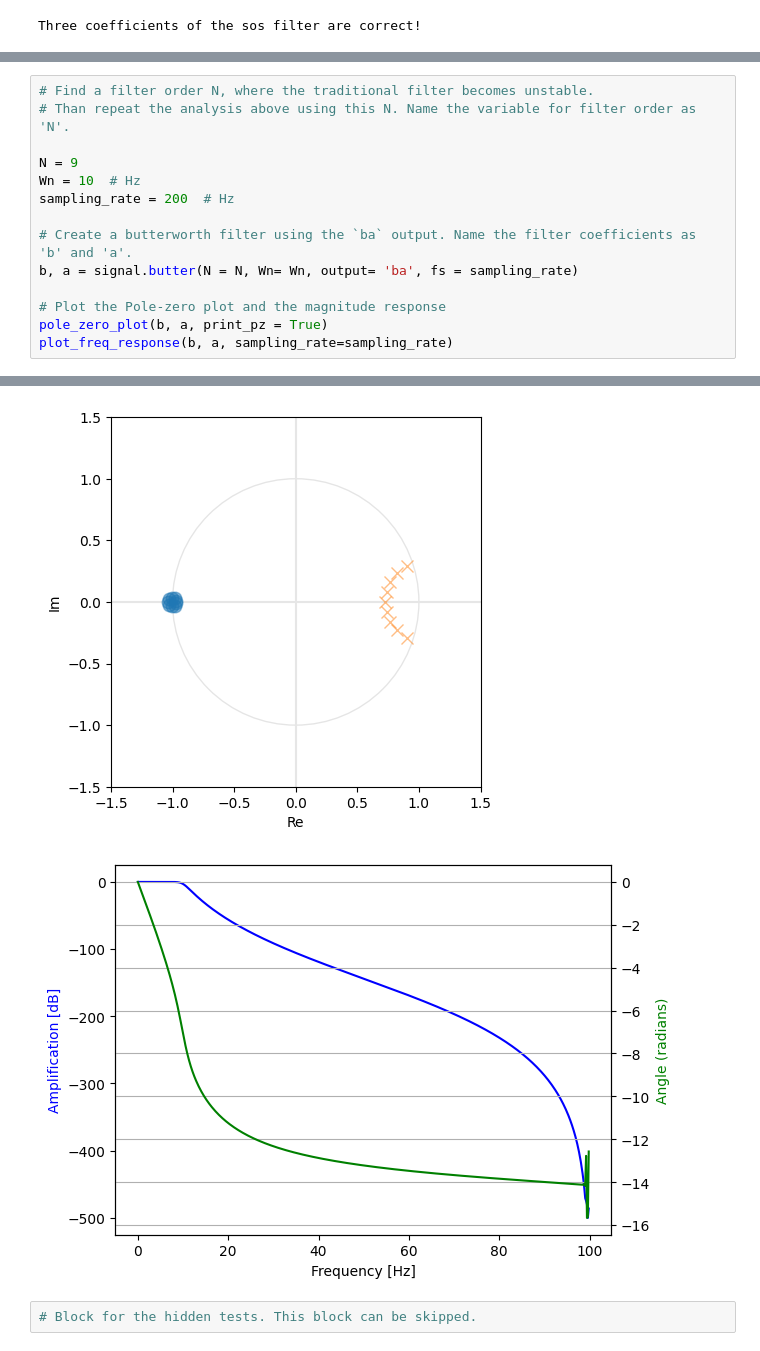
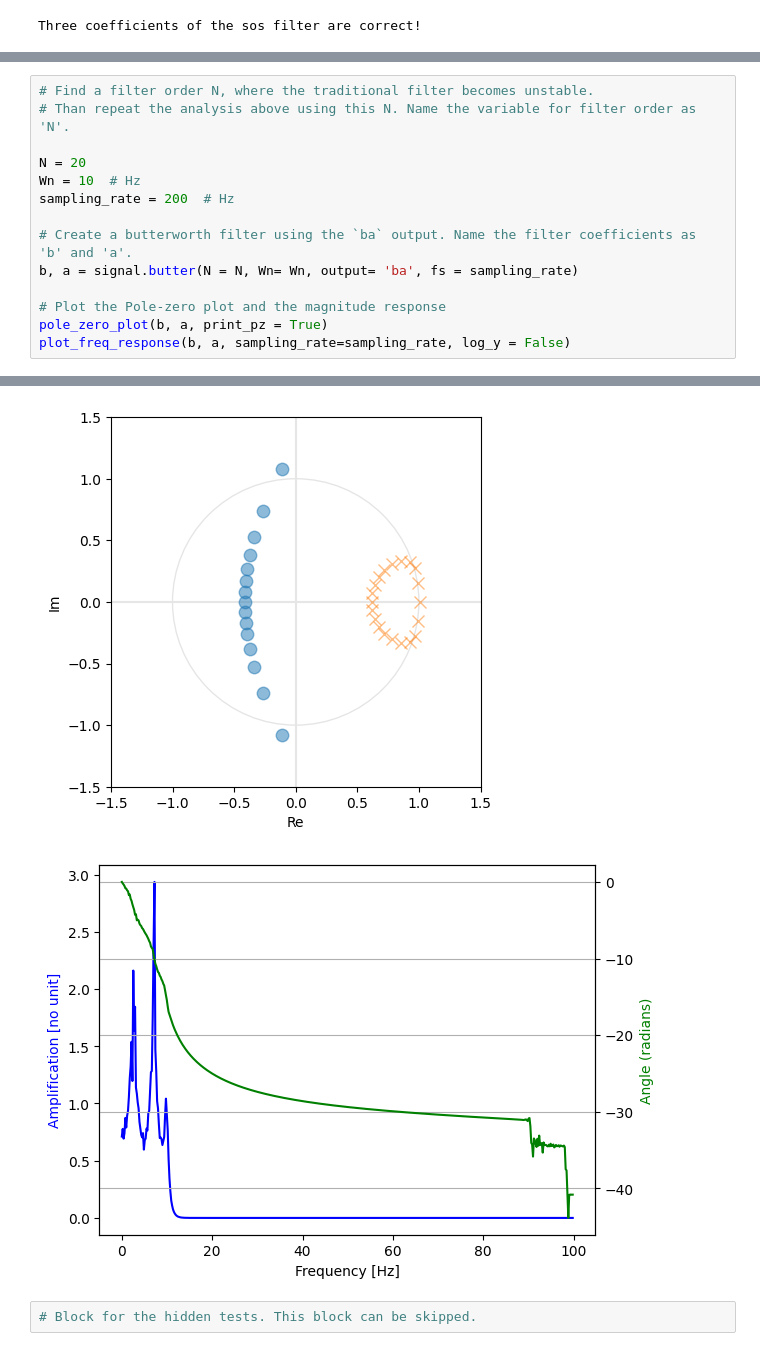
Before and after one commit to DoerteWa/dsss_homework_2, a Jupyter notebook: exercise-09.ipynb, the cells around one changed output, grey strips where cells are left out. Saved outputs shown, nothing was run; the diff lists cells and outputs as text.

```diff
--- a/exercise-09.ipynb
+++ b/exercise-09.ipynb
@@ -229,7 +226,7 @@ for section in sos:
 # Find a filter order N, where the traditional filter becomes unstable.
 # Than repeat the analysis above using this N. Name the variable for filter order as 'N'.
 
-N = 9
+N = 20
 Wn = 10  # Hz
 sampling_rate = 200  # Hz
 
@@ -238,6 +235,6 @@ b, a = signal.butter(N = N, Wn= Wn, output= 'ba', fs = sampling_rate)
 
 # Plot the Pole-zero plot and the magnitude response
 pole_zero_plot(b, a, print_pz = True)
-plot_freq_response(b, a, sampling_rate=sampling_rate)
+plot_freq_response(b, a, sampling_rate=sampling_rate, log_y = False)
 # %% [output]
 zeros:
@@ -251,5 +255,5 @@ poles:
-[figure, old version]
+[figure, new version]
-[figure, old version]
+[figure, new version]
 # %%
 # Block for the hidden tests. This block can be skipped.
 # %%
```
Also changed, not shown: parts of 8 cells of this notebook.
